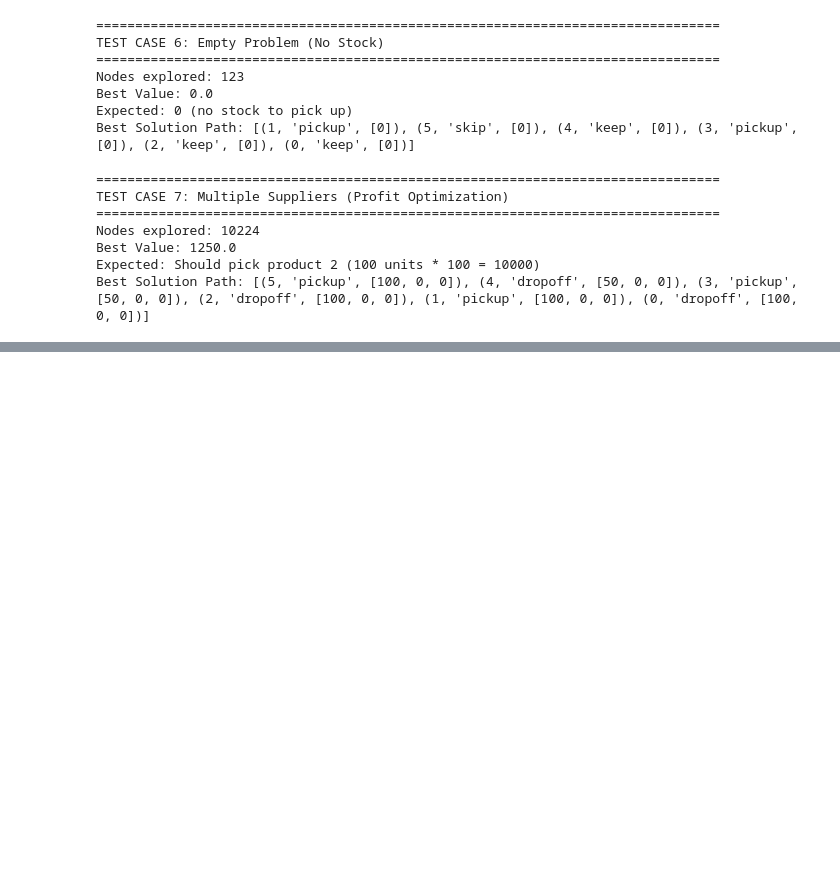
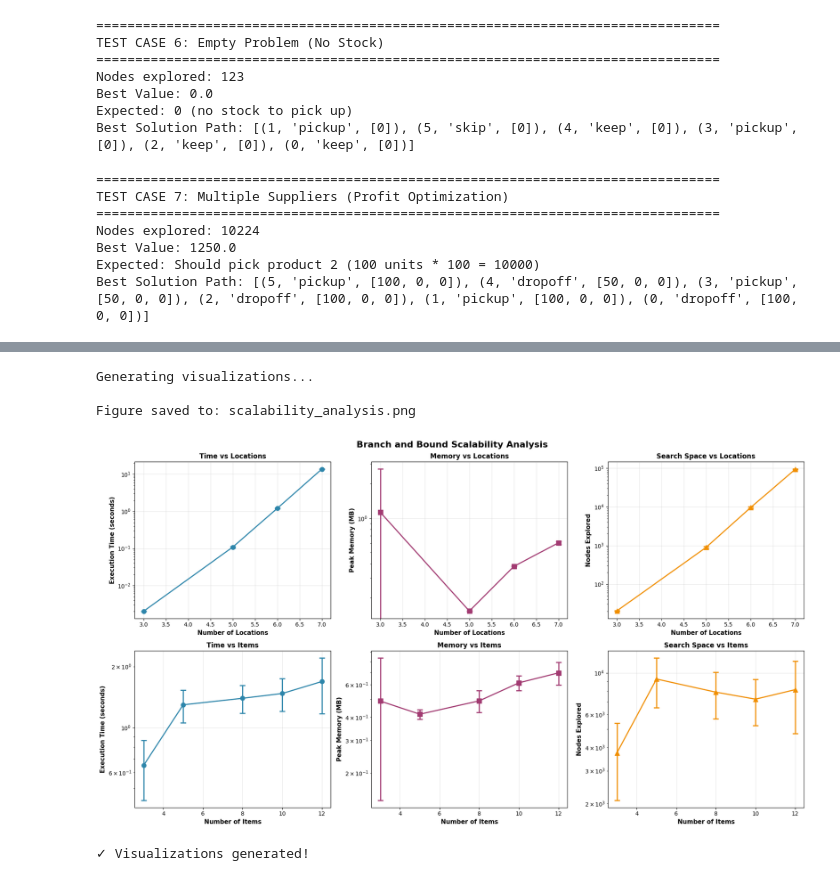
Before and after one commit to mauromachadoc/ObligatorioAABO, a Jupyter notebook: notebook.ipynb, the cells around one changed output, grey strips where cells are left out. Drawn from its saved outputs; the diff is of its cells as text; code cells hidden in the pictures; blank space fills up the shorter version.

Commit message:
added performance tests for time and space complexity as well as node expansion against both locations and items

```diff
--- a/notebook.ipynb
+++ b/notebook.ipynb
@@ -940,0 +1549,18 @@ Best Solution Path: [(5, 'pickup', [100, 0, 0]), (4, 'dropoff', [50, 0, 0]), (3,
+# %%
+item_sizes = [3, 5, 8, 10, 12]
+n_locations_fixed = 6
+trials_per_size = 3
+timeout = 120.0
+
+print("\nStarting Item Scaling Experiment...")
+print(f"This will test {len(item_sizes)} sizes with {trials_per_size} trials each")
+print(f"Estimated maximum time: {len(item_sizes) * trials_per_size * timeout / 60:.1f} minutes\n")
+
+results_items = experiment_scaling_items(
+    item_sizes=item_sizes,
+    n_locations=n_locations_fixed,
+    trials_per_size=trials_per_size,
+    timeout_seconds=timeout
+)
+
+print("\n✓ Item scaling experiment completed!")
@@ -940,0 +1585,16 @@ Best Solution Path: [(5, 'pickup', [100, 0, 0]), (4, 'dropoff', [50, 0, 0]), (3,
+# %%
+print("\nGenerating visualizations...")
+
+plot_scalability_results(
+    results_locations=results_locations,
+    results_items=results_items,
+    save_path='scalability_analysis.png'  # save to file
+)
+
+print("✓ Visualizations generated!")
+# %% [output]
+Generating visualizations...
+
+Figure saved to: scalability_analysis.png
+[figure, added]
+✓ Visualizations generated!
```
Also changed, not shown: parts of 5 cells of this notebook.
